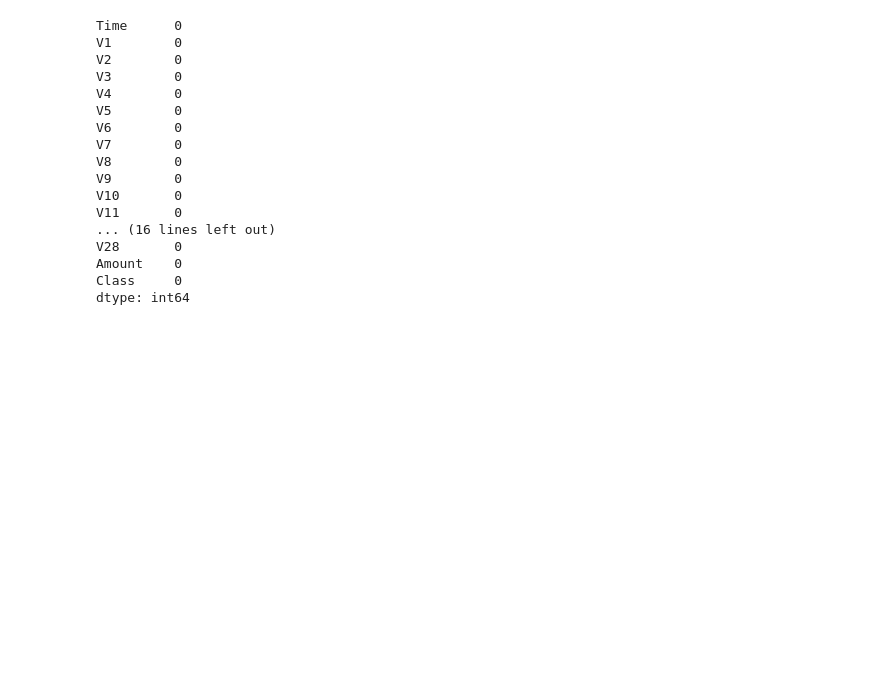
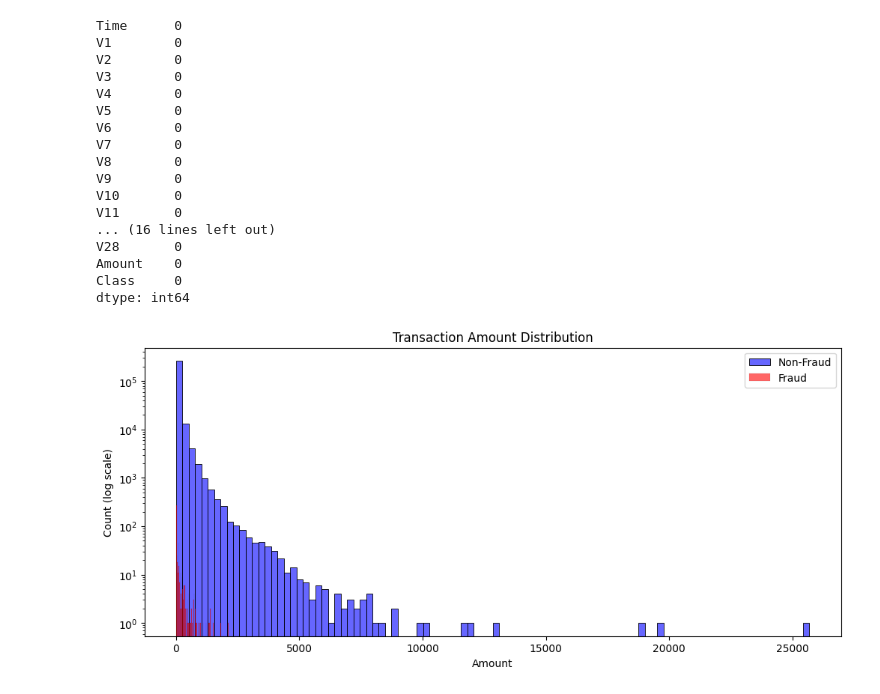
Before and after one commit to kamijoseph/Credit-Card-Fraud-Detection, a Jupyter notebook: notebook/main.ipynb, the cells around one changed output. Saved outputs shown, nothing was run; the diff lists cells and outputs as text; code cells hidden in the pictures; blank space fills up the shorter version.

```diff
--- a/notebook/main.ipynb
+++ b/notebook/main.ipynb
@@ -66,3 +76,14 @@ Class     0
 dtype: int64
 # %%
 # exploratory data analysis (eda)
+plt.figure(figsize=(12,5))
+sns.histplot(data[data['Class'] == 0]['Amount'], bins=100, color='blue', label='Non-Fraud', alpha=0.6)
+sns.histplot(data[data['Class'] == 1]['Amount'], bins=100, color='red', label='Fraud', alpha=0.6)
+plt.yscale('log')
+plt.title('Transaction Amount Distribution')
+plt.xlabel('Amount')
+plt.ylabel('Count (log scale)')
+plt.legend()
+plt.show()
+# %% [output]
+[figure, added]
```
Also changed, not shown: parts of 17 cells of this notebook.
